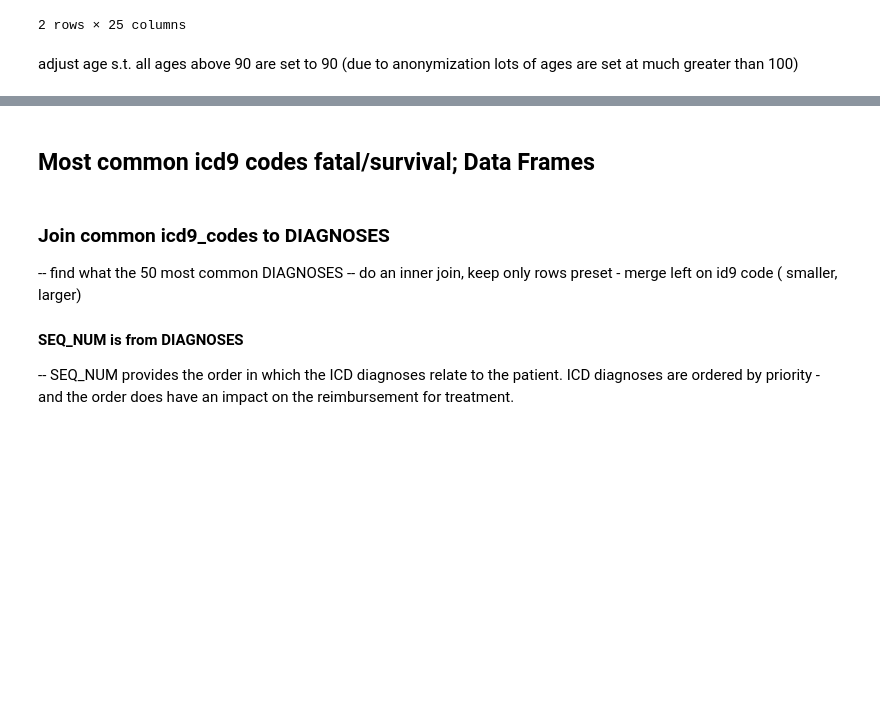
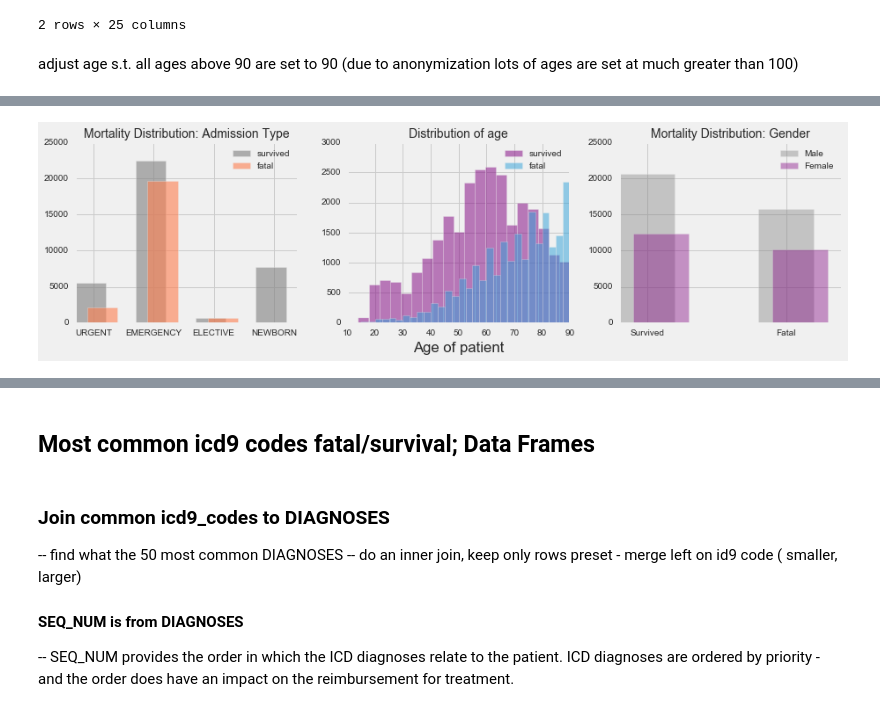
Before and after one commit to billiescodes/mortality_in_ICU, a Jupyter notebook: 01_ExploratoryAnalysis.ipynb, the cells around one changed output, grey strips where cells are left out. Drawn from its saved outputs; the diff is of its cells as text; code cells hidden in the pictures; blank space fills up the shorter version.

```diff
--- a/01_ExploratoryAnalysis.ipynb
+++ b/01_ExploratoryAnalysis.ipynb
@@ -232,40 +281,45 @@ print(cols_a)
 # %%
+"""
+
+"""
 fig, ax = plt.subplots(1,3, figsize = (13,4))
 
 x = np.arange(0,4)
 wid = 0.5
 ax[0].bar(x+0.2, adm_alive.value_counts().sort_index(ascending=False), wid, alpha=0.6,color='grey', label='survived')
 #adm_alive.value_counts().sort_index(ascending=False).plot.barh()
 ax[0].set_xticks(x+0.5)
 ax[0].set_xticklabels(['URGENT', 'EMERGENCY', 'ELECTIVE','NEWBORN'])
-ax[0].bar(x+ 0.4, adm_fatal.value_counts().sort_index(ascending=False), wid,alpha=0.6,  color='green', label='fatal')
+ax[0].bar(x+ 0.4, adm_fatal.value_counts().sort_index(ascending=False), wid,alpha=0.6, color='coral', label='fatal')
 ax[0].legend()
 ax[0].set_title('Mortality Distribution: Admission Type', fontsize=14)
 
 
 
 ax[1].hist(survive_series, bins=20,color='purple', alpha=0.5, label='survived')
 ax[1].hist(fatal_series, bins=30,alpha=0.5, label = 'fatal')
 
 ax[1].set_title('Distribution of age', fontsize=14)
 ax[1].legend()
 ax[1].set_xlabel('Age of patient')
 #ax[1].set_ylabel('Number of cases')
 
 
 x1 = np.arange(0,2)
-wid1 = 0.5
+wid1 = 0.4
 
-ax[2].bar(x1+0.2, g_0, wid1, alpha=0.6,color='grey', label='Male')
-ax[2].bar(x1+ 0.4, g_1, wid1,alpha=0.6, label = 'Female')
-ax[2].set_xticks(x1+0.5)
+ax[2].bar(x1+0.2, g_0, wid1, alpha=0.4,color='grey', label='Male')
+ax[2].bar(x1+ 0.3, g_1, wid1,alpha=0.4, label = 'Female', color='purple')
+ax[2].set_xticks(x1+0.4)
 ax[2].set_xticklabels(['Survived', 'Fatal'])
 ax[2].set_title('Mortality Distribution: Gender', fontsize=14)
-ax[2].legend()
+ax[2].legend();
 
 plt.tight_layout()
 #plt.savefig('ALL_Distributions')
 
 #plt.savefig('Age_dist')
+# %% [output]
+[figure, added]
 # %%
 adm_fatal.value_counts().sort_index(ascending=False)
```
Also changed, not shown: parts of 21 cells of this notebook.
